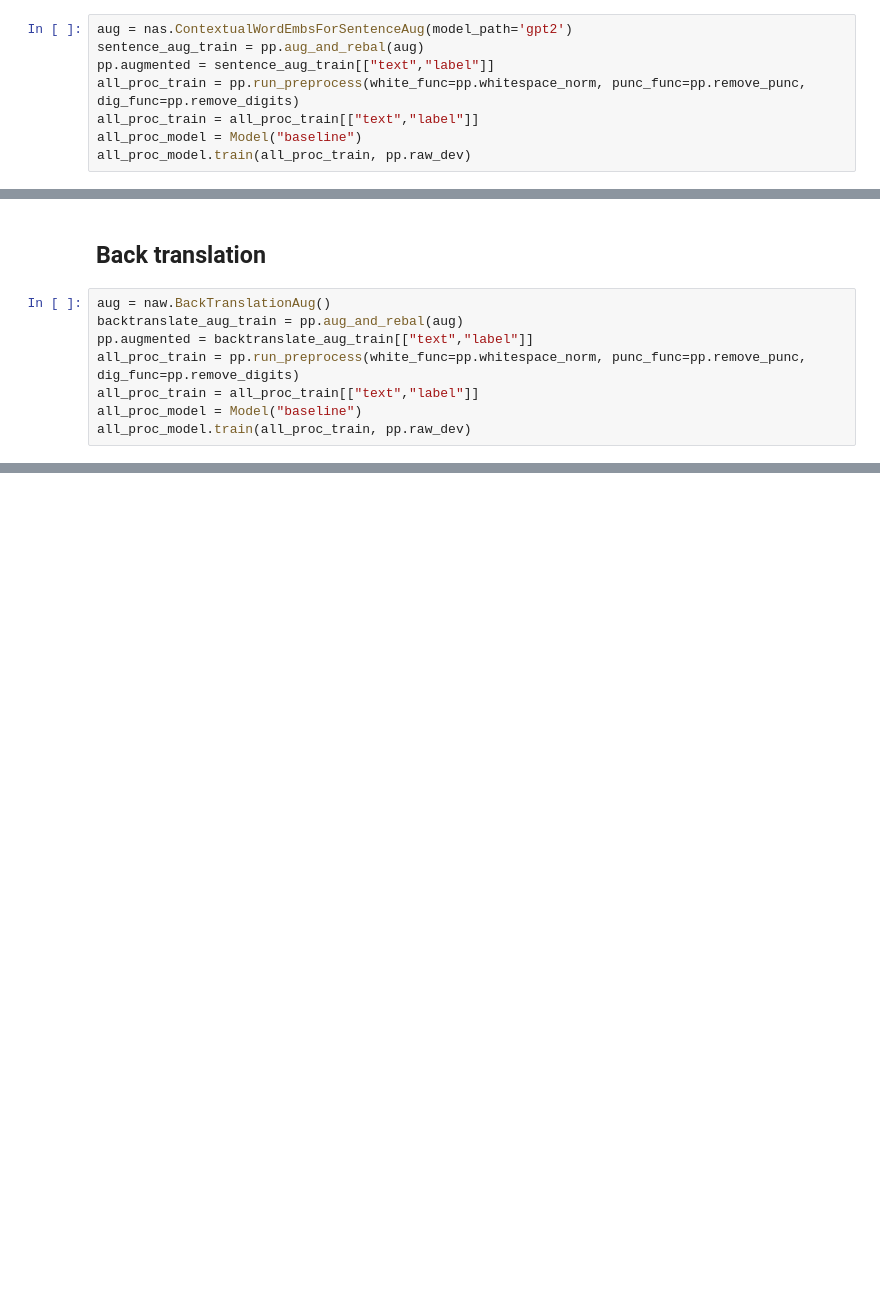
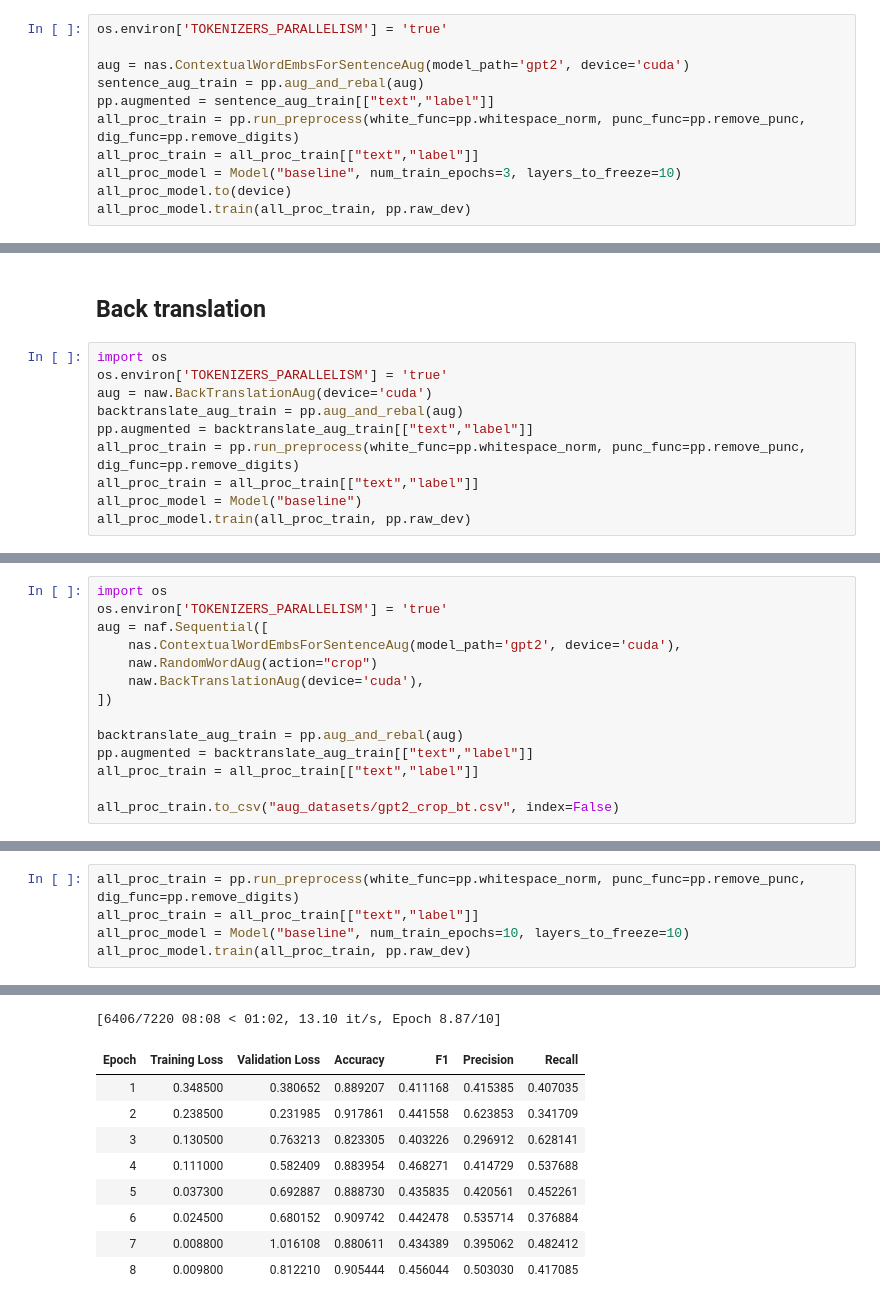
Before and after one commit to SiddhantSingh15/NLP_CW, a Jupyter notebook: aug_tests.ipynb, the cells around one changed output, grey strips where cells are left out. Cells and saved outputs as stored; diff of their text form; blank space fills up the shorter version.

Commit message:
Generated datasets for augmentation

```diff
--- a/aug_tests.ipynb
+++ b/aug_tests.ipynb
@@ -140,10 +267,13 @@ all_proc_model.evaluate_dev()
 # %% [markdown]
 ## Sentence Augmentation
 # %%
-aug = nas.ContextualWordEmbsForSentenceAug(model_path='gpt2')
+os.environ['TOKENIZERS_PARALLELISM'] = 'true'
+
+aug = nas.ContextualWordEmbsForSentenceAug(model_path='gpt2', device='cuda')
 sentence_aug_train = pp.aug_and_rebal(aug)
 pp.augmented = sentence_aug_train[["text","label"]]
 all_proc_train = pp.run_preprocess(white_func=pp.whitespace_norm, punc_func=pp.remove_punc, dig_func=pp.remove_digits)
 all_proc_train = all_proc_train[["text","label"]]
-all_proc_model = Model("baseline")
+all_proc_model = Model("baseline", num_train_epochs=3, layers_to_freeze=10)
+all_proc_model.to(device)
 all_proc_model.train(all_proc_train, pp.raw_dev)
@@ -156,7 +324,9 @@ all_proc_model.evaluate_dev()
 # %% [markdown]
 ## Back translation
 # %%
-aug = naw.BackTranslationAug()
+import os
+os.environ['TOKENIZERS_PARALLELISM'] = 'true'
+aug = naw.BackTranslationAug(device='cuda')
 backtranslate_aug_train = pp.aug_and_rebal(aug)
 pp.augmented = backtranslate_aug_train[["text","label"]]
 all_proc_train = pp.run_preprocess(white_func=pp.whitespace_norm, punc_func=pp.remove_punc, dig_func=pp.remove_digits)
@@ -171,0 +396,14 @@ all_proc_model.evaluate_dev()
+# %%
+import os
+os.environ['TOKENIZERS_PARALLELISM'] = 'true'
+aug = naf.Sequential([
+    nas.ContextualWordEmbsForSentenceAug(model_path='gpt2', device='cuda'),
+    naw.RandomWordAug(action="crop")
+    naw.BackTranslationAug(device='cuda'),
+])
+
+backtranslate_aug_train = pp.aug_and_rebal(aug)
+pp.augmented = backtranslate_aug_train[["text","label"]]
+all_proc_train = all_proc_train[["text","label"]]
+
+all_proc_train.to_csv("aug_datasets/gpt2_crop_bt.csv", index=False)
@@ -171,0 +419,6 @@ all_proc_model.evaluate_dev()
+# %%
+all_proc_train = pp.run_preprocess(white_func=pp.whitespace_norm, punc_func=pp.remove_punc, dig_func=pp.remove_digits)
+all_proc_train = all_proc_train[["text","label"]]
+all_proc_model = Model("baseline", num_train_epochs=10, layers_to_freeze=10)
+all_proc_model.train(all_proc_train, pp.raw_dev)
+# %% [output]
@@ -171,0 +427,10 @@ all_proc_model.evaluate_dev()
+[6406/7220 08:08 < 01:02, 13.10 it/s, Epoch 8.87/10]
+| Epoch | Training Loss | Validation Loss | Accuracy | F1 | Precision | Recall |
+| 1 | 0.348500 | 0.380652 | 0.889207 | 0.411168 | 0.415385 | 0.407035 |
+| 2 | 0.238500 | 0.231985 | 0.917861 | 0.441558 | 0.623853 | 0.341709 |
+| 3 | 0.130500 | 0.763213 | 0.823305 | 0.403226 | 0.296912 | 0.628141 |
+| 4 | 0.111000 | 0.582409 | 0.883954 | 0.468271 | 0.414729 | 0.537688 |
+| 5 | 0.037300 | 0.692887 | 0.888730 | 0.435835 | 0.420561 | 0.452261 |
+| 6 | 0.024500 | 0.680152 | 0.909742 | 0.442478 | 0.535714 | 0.376884 |
+| 7 | 0.008800 | 1.016108 | 0.880611 | 0.434389 | 0.395062 | 0.482412 |
+| 8 | 0.009800 | 0.812210 | 0.905444 | 0.456044 | 0.503030 | 0.417085 |
```
Also changed, not shown: parts of 28 cells of this notebook, 2 other files.
